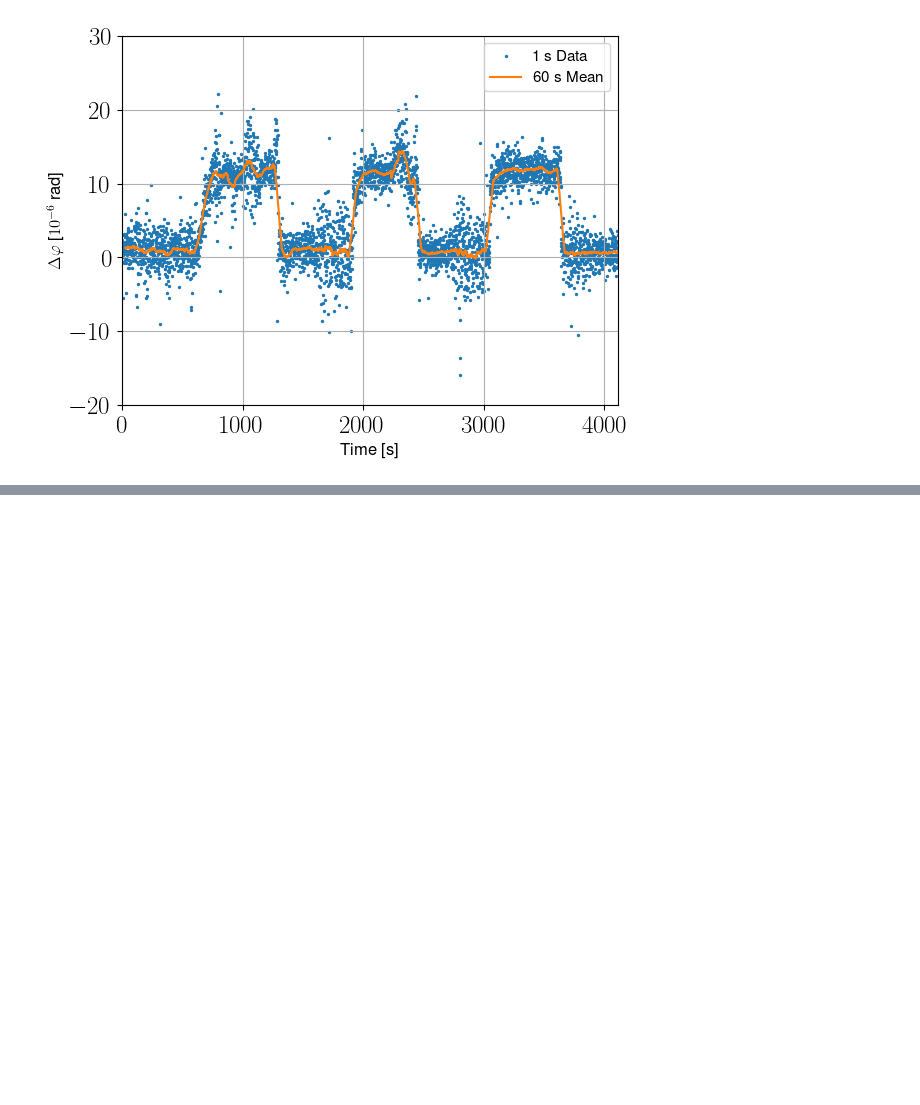
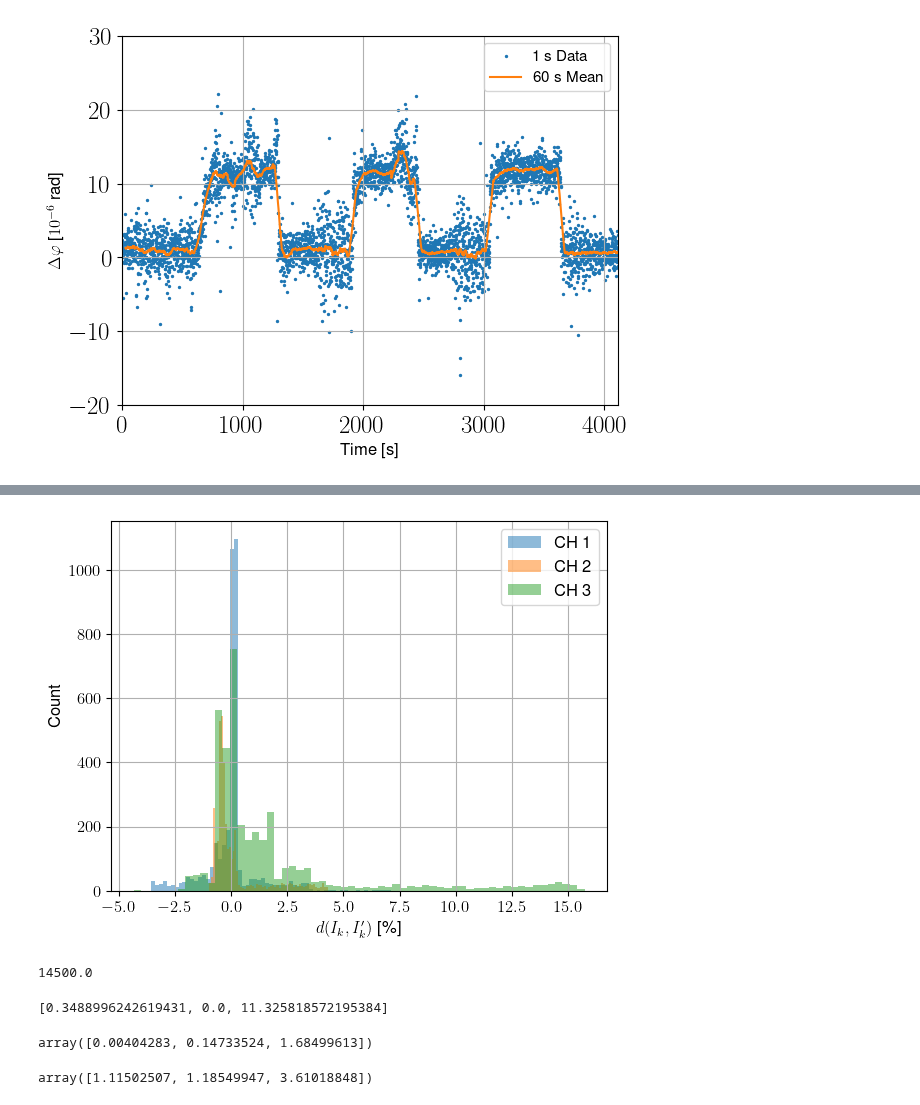
Before and after one commit to bilaljo/MiniPTI, a Jupyter notebook: notebooks/pti.ipynb, the cells around one changed output, grey strips where cells are left out. Cells and saved outputs as stored; diff of their text form; code cells hidden in the pictures; blank space fills up the shorter version.

```diff
--- a/notebooks/pti.ipynb
+++ b/notebooks/pti.ipynb
@@ -160,0 +191,27 @@ plt.show()
+# %%
+plt.hist(error[0], bins=int(np.sqrt(len(intensity_fs[0]))), alpha=0.5, label="CH 1")
+plt.hist(error[1], bins=int(np.sqrt(len(intensity_fs[0]))), alpha=0.5, label="CH 2")
+plt.hist(error[2], bins=int(np.sqrt(len(intensity_fs[0]))), alpha=0.5, label="CH 3")
+plt.legend()
+plt.xlabel("$d(I_k,I_k')$ [\%]")
+plt.ylabel("Count")
+plt.grid()
+plt.savefig("fs_histogram.pdf", bbox_inches='tight')
+# %% [output]
+[figure, added]
+# %%
+len(error[error > 5]) / len(error) * 100
+# %% [output]
+14500.0
+# %%
+[len(error[i] [error[i] > 5]) / len(error[i] ) * 100 for i in range(3)]
+# %% [output]
+[0.3488996242619431, 0.0, 11.325818572195384]
+# %%
+np.mean(error, axis=1)
+# %% [output]
+array([0.00404283, 0.14733524, 1.68499613])
+# %%
+np.std(error, axis=1)
+# %% [output]
+array([1.11502507, 1.18549947, 3.61018848])
```
Also changed, not shown: parts of 6 cells of this notebook, 7 other files.
